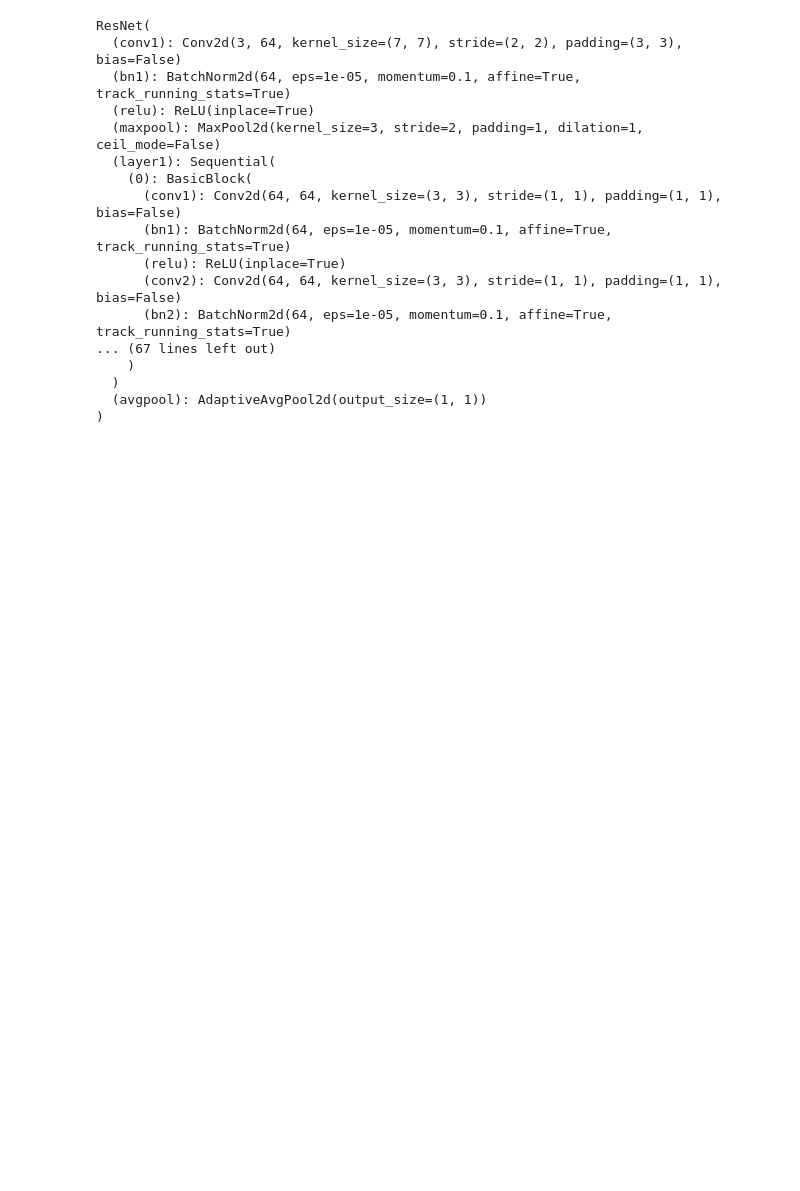
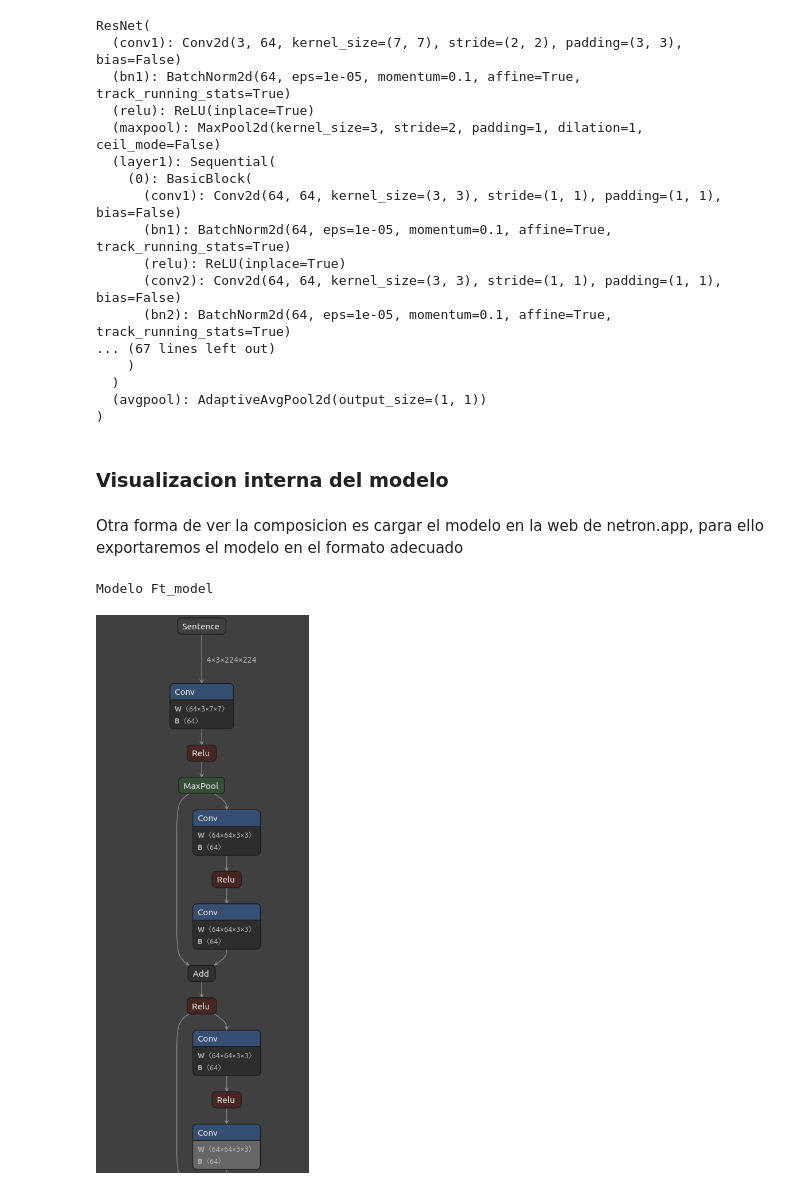
Before and after one commit to VictorChavez07/Proyecto-IA-21-2, a Jupyter notebook: model_ZSL.ipynb, the cells around one changed output. Saved outputs shown, nothing was run; the diff lists cells and outputs as text; code cells hidden in the pictures; blank space fills up the shorter version.

Commit message:
update model_ZHL

```diff
--- a/model_ZSL.ipynb
+++ b/model_ZSL.ipynb
@@ -297,0 +312,4 @@ ft_model = train_model(ft_model, ft_criterion, ft_optimizer, ft_scheduler, num_e
+# %% [markdown]
+### Visualizacion interna del modelo
+# %% [markdown]
+Otra forma de ver la composicion es cargar el modelo en la web de netron.app, para ello exportaremos el modelo en el formato adecuado
@@ -297,0 +325,8 @@ ft_model = train_model(ft_model, ft_criterion, ft_optimizer, ft_scheduler, num_e
+# %%
+#Se muestra el modelo en netron.app
+from IPython.display import Image
+print("Modelo Ft_model")
+Image("part1.png")
+# %% [output]
+Modelo Ft_model
+[figure, added]
```
Also changed, not shown: parts of 54 cells of this notebook.
